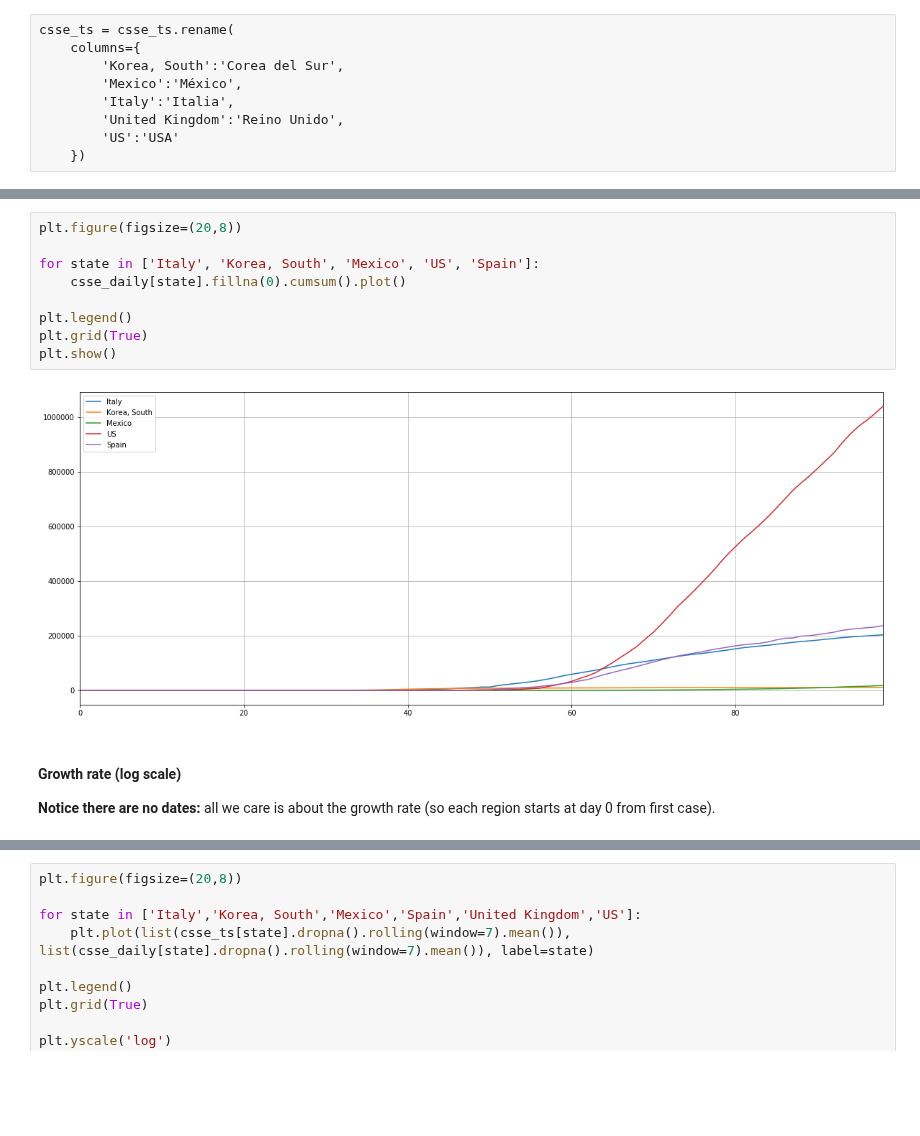
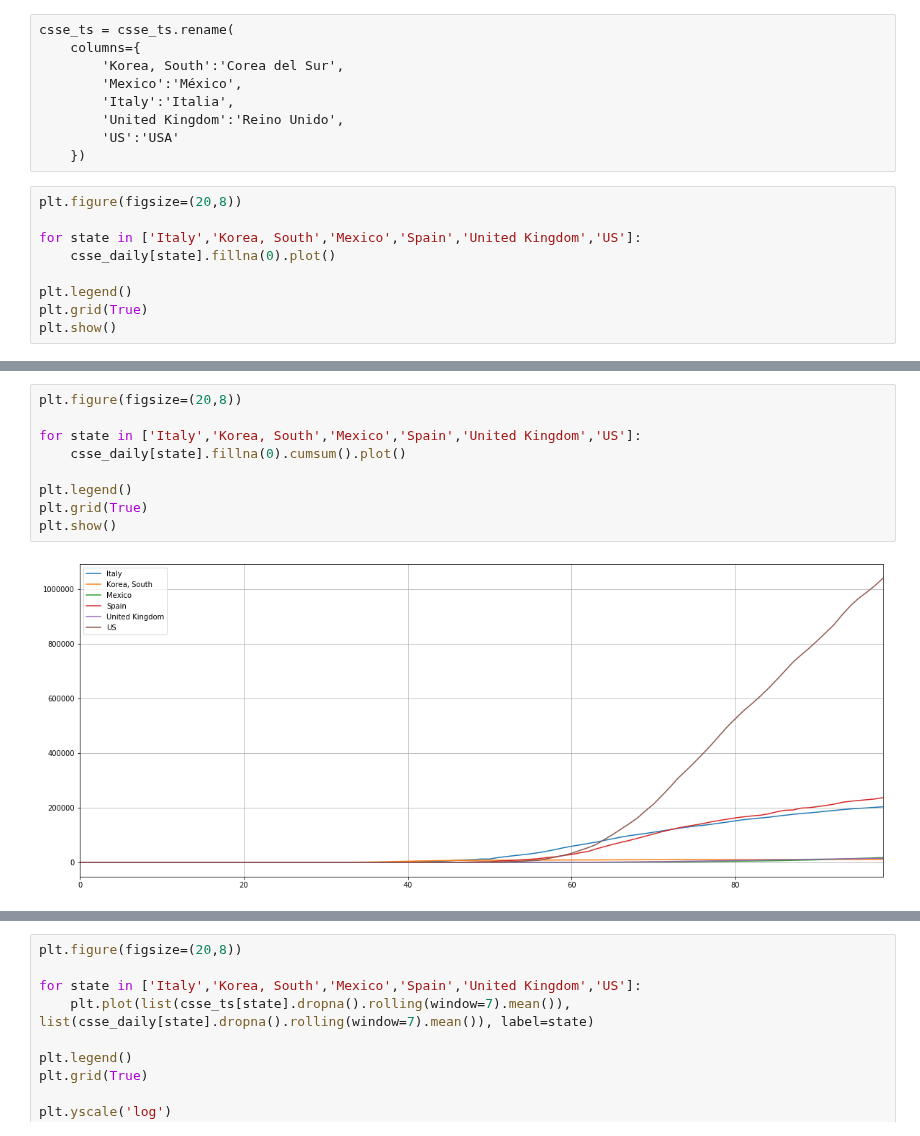
Before and after one commit to marianarf/covid19_mexico_analysis, a Jupyter notebook: 1_get_world_cases.ipynb, the cells around one changed output, grey strips where cells are left out. Cells and saved outputs as stored; diff of their text form; blank space fills up the shorter version.

```diff
--- a/1_get_world_cases.ipynb
+++ b/1_get_world_cases.ipynb
@@ -67,3 +67,12 @@ csse_ts = csse_ts.rename(
         'United Kingdom':'Reino Unido',
         'US':'USA'
     })
+# %%
+plt.figure(figsize=(20,8))
+
+for state in ['Italy','Korea, South','Mexico','Spain','United Kingdom','US']:
+    csse_daily[state].fillna(0).plot()
+
+plt.legend()
+plt.grid(True)
+plt.show()
@@ -70,14 +81,11 @@ csse_ts = csse_ts.rename(
 # %%
 plt.figure(figsize=(20,8))
 
-for state in ['Italy', 'Korea, South', 'Mexico', 'US', 'Spain']:
+for state in ['Italy','Korea, South','Mexico','Spain','United Kingdom','US']:
     csse_daily[state].fillna(0).cumsum().plot()
 
 plt.legend()
 plt.grid(True)
 plt.show()
 # %% [output]
-[figure, old version]
+[figure, new version]
-# %% [markdown]
-#### Growth rate (log scale)
-**Notice there are no dates:** all we care is about the growth rate (so each region starts at day 0 from first case).
```
Also changed, not shown: parts of 2 cells of this notebook, 2 other files.
